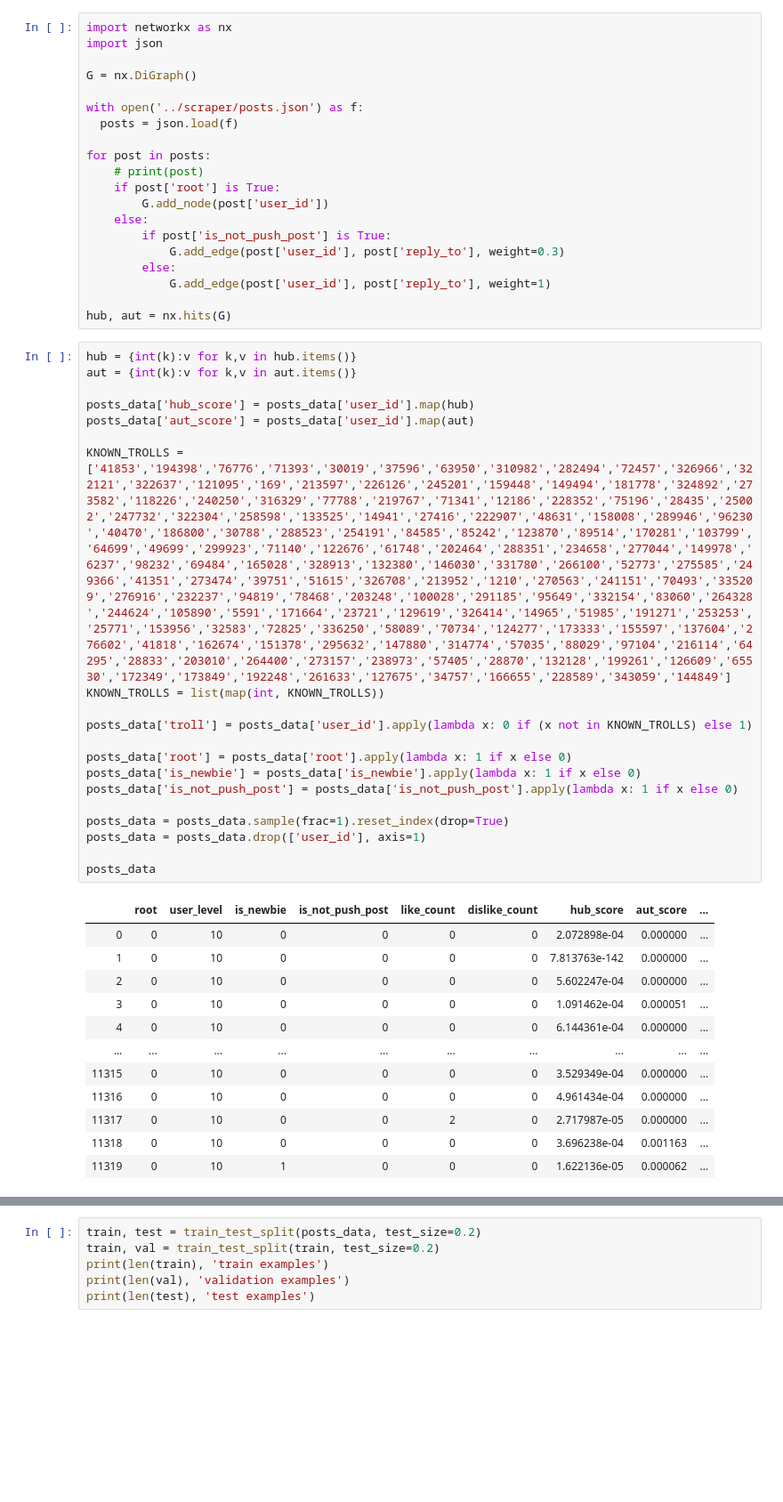
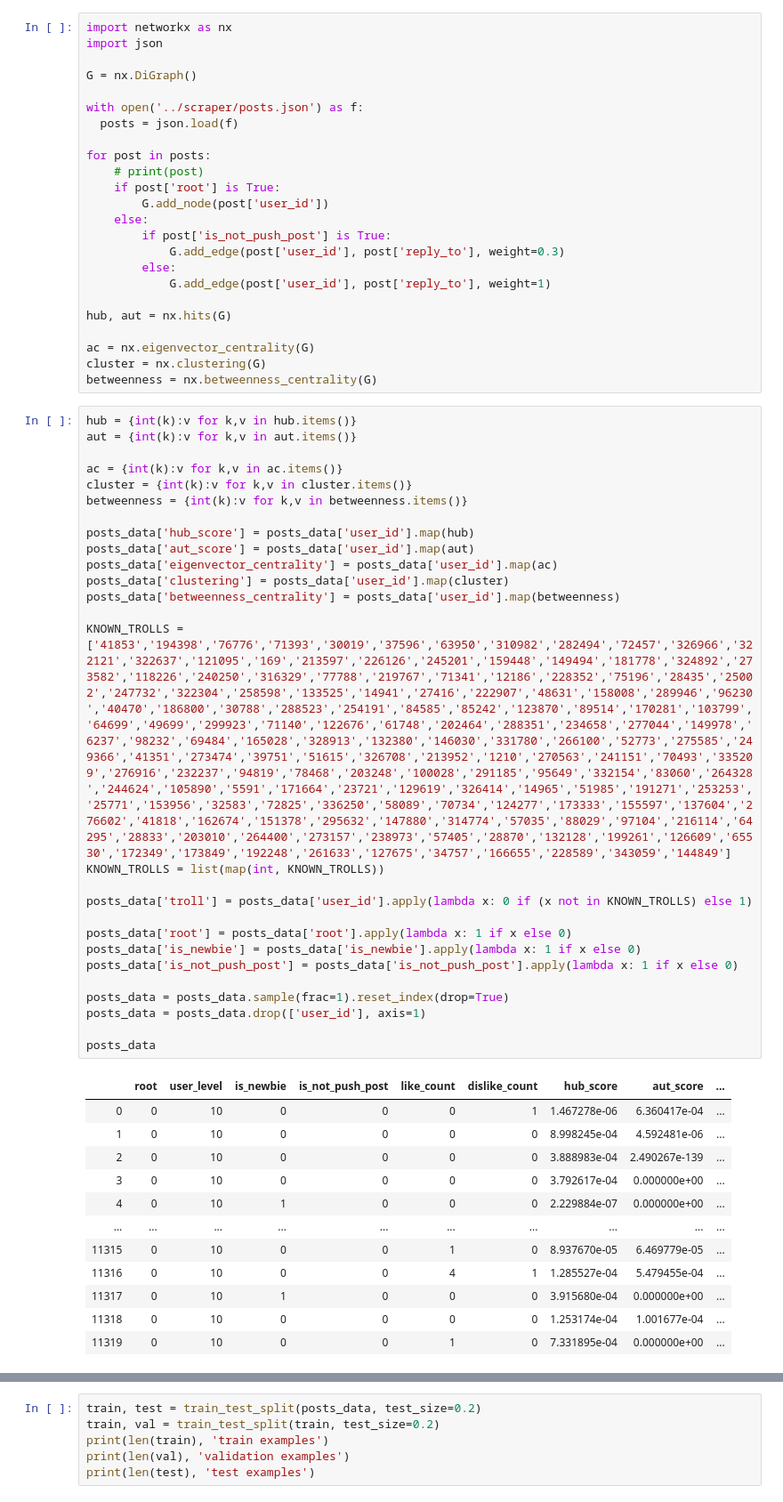
Before and after one commit to horacelai/comp4641-project, a Jupyter notebook: classification/classification.ipynb, the cells around one changed output, grey strips where cells are left out. Shown at 89% size. Saved outputs shown, nothing was run; the diff lists cells and outputs as text; blank space fills up the shorter version.

```diff
--- a/classification/classification.ipynb
+++ b/classification/classification.ipynb
@@ -46,36 +53,47 @@ for post in posts:
             G.add_edge(post['user_id'], post['reply_to'], weight=1)
 
 hub, aut = nx.hits(G)
+
+ac = nx.eigenvector_centrality(G)
+cluster = nx.clustering(G)
+betweenness = nx.betweenness_centrality(G)
 # %%
 hub = {int(k):v for k,v in hub.items()}
 aut = {int(k):v for k,v in aut.items()}
 
+ac = {int(k):v for k,v in ac.items()}
+cluster = {int(k):v for k,v in cluster.items()}
+betweenness = {int(k):v for k,v in betweenness.items()}
+
 posts_data['hub_score'] = posts_data['user_id'].map(hub)
 posts_data['aut_score'] = posts_data['user_id'].map(aut)
+posts_data['eigenvector_centrality'] = posts_data['user_id'].map(ac)
+posts_data['clustering'] = posts_data['user_id'].map(cluster)
+posts_data['betweenness_centrality'] = posts_data['user_id'].map(betweenness)
 
 KNOWN_TROLLS = ['41853','194398','76776','71393','30019','37596','63950','310982','282494','72457','326966','322121','322637','121095','169','213597','226126','245201','159448','149494','181778','324892','273582','118226','240250','316329','77788','219767','71341','12186','228352','75196','28435','25002','247732','322304','258598','133525','14941','27416','222907','48631','158008','289946','96230','40470','186800','30788','288523','254191','84585','85242','123870','89514','170281','103799','64699','49699','299923','71140','122676','61748','202464','288351','234658','277044','149978','6237','98232','69484','165028','328913','132380','146030','331780','266100','52773','275585','249366','41351','273474','39751','51615','326708','213952','1210','270563','241151','70493','335209','276916','232237','94819','78468','203248','100028','291185','95649','332154','83060','264328','244624','105890','5591','171664','23721','129619','326414','14965','51985','191271','253253','25771','153956','32583','72825','336250','58089','70734','124277','173333','155597','137604','276602','41818','162674','151378','295632','147880','314774','57035','88029','97104','216114','64295','28833','203010','264400','273157','238973','57405','28870','132128','199261','126609','65530','172349','173849','192248','261633','127675','34757','166655','228589','343059','144849']
 KNOWN_TROLLS = list(map(int, KNOWN_TROLLS))
 
 posts_data['troll'] = posts_data['user_id'].apply(lambda x: 0 if (x not in KNOWN_TROLLS) else 1)
 
 posts_data['root'] = posts_data['root'].apply(lambda x: 1 if x else 0)
 posts_data['is_newbie'] = posts_data['is_newbie'].apply(lambda x: 1 if x else 0)
 posts_data['is_not_push_post'] = posts_data['is_not_push_post'].apply(lambda x: 1 if x else 0)
 
 posts_data = posts_data.sample(frac=1).reset_index(drop=True)
 posts_data = posts_data.drop(['user_id'], axis=1)
 
 posts_data
 # %% [output]
 |  | root | user_level | is_newbie | is_not_push_post | like_count | dislike_count | hub_score | aut_score | ... |
-| 0 | 0 | 10 | 0 | 0 | 0 | 0 | 2.072898e-04 | 0.000000 | ... |
-| 1 | 0 | 10 | 0 | 0 | 0 | 0 | 7.813763e-142 | 0.000000 | ... |
-| 2 | 0 | 10 | 0 | 0 | 0 | 0 | 5.602247e-04 | 0.000000 | ... |
-| 3 | 0 | 10 | 0 | 0 | 0 | 0 | 1.091462e-04 | 0.000051 | ... |
-| 4 | 0 | 10 | 0 | 0 | 0 | 0 | 6.144361e-04 | 0.000000 | ... |
+| 0 | 0 | 10 | 0 | 0 | 0 | 1 | 1.467278e-06 | 6.360417e-04 | ... |
+| 1 | 0 | 10 | 0 | 0 | 0 | 0 | 8.998245e-04 | 4.592481e-06 | ... |
+| 2 | 0 | 10 | 0 | 0 | 0 | 0 | 3.888983e-04 | 2.490267e-139 | ... |
+| 3 | 0 | 10 | 0 | 0 | 0 | 0 | 3.792617e-04 | 0.000000e+00 | ... |
+| 4 | 0 | 10 | 1 | 0 | 0 | 0 | 2.229884e-07 | 0.000000e+00 | ... |
 | ... | ... | ... | ... | ... | ... | ... | ... | ... | ... |
-| 11315 | 0 | 10 | 0 | 0 | 0 | 0 | 3.529349e-04 | 0.000000 | ... |
-| 11316 | 0 | 10 | 0 | 0 | 0 | 0 | 4.961434e-04 | 0.000000 | ... |
-| 11317 | 0 | 10 | 0 | 0 | 2 | 0 | 2.717987e-05 | 0.000000 | ... |
-| 11318 | 0 | 10 | 0 | 0 | 0 | 0 | 3.696238e-04 | 0.001163 | ... |
-| 11319 | 0 | 10 | 1 | 0 | 0 | 0 | 1.622136e-05 | 0.000062 | ... |
+| 11315 | 0 | 10 | 0 | 0 | 1 | 0 | 8.937670e-05 | 6.469779e-05 | ... |
+| 11316 | 0 | 10 | 0 | 0 | 4 | 1 | 1.285527e-04 | 5.479455e-04 | ... |
+| 11317 | 0 | 10 | 1 | 0 | 0 | 0 | 3.915680e-04 | 0.000000e+00 | ... |
+| 11318 | 0 | 10 | 0 | 0 | 0 | 0 | 1.253174e-04 | 1.001677e-04 | ... |
+| 11319 | 0 | 10 | 0 | 0 | 1 | 0 | 7.331895e-04 | 0.000000e+00 | ... |
```
Also changed, not shown: parts of 14 cells of this notebook, 2 other files.
